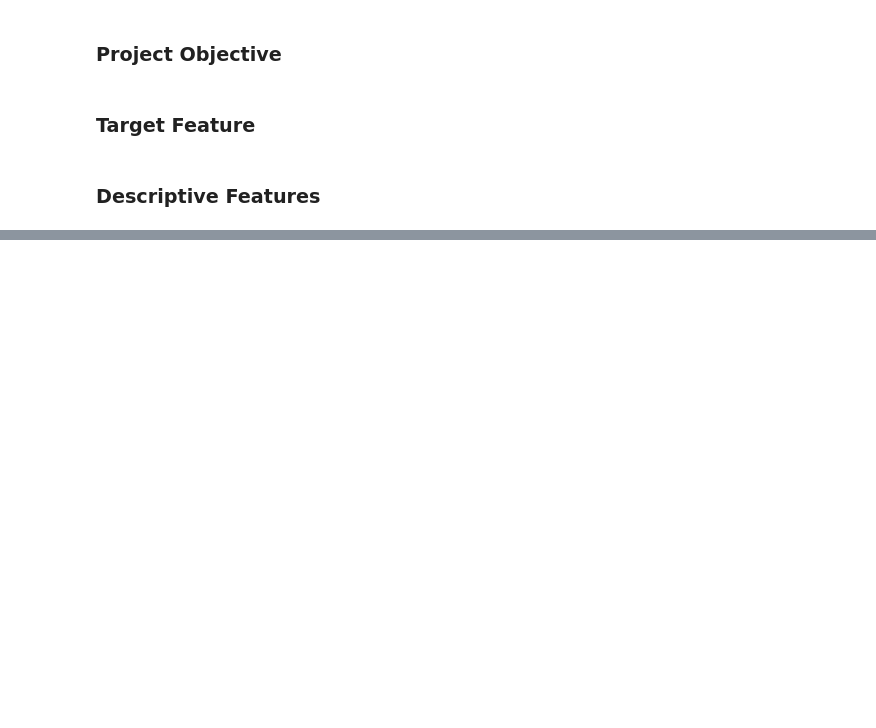
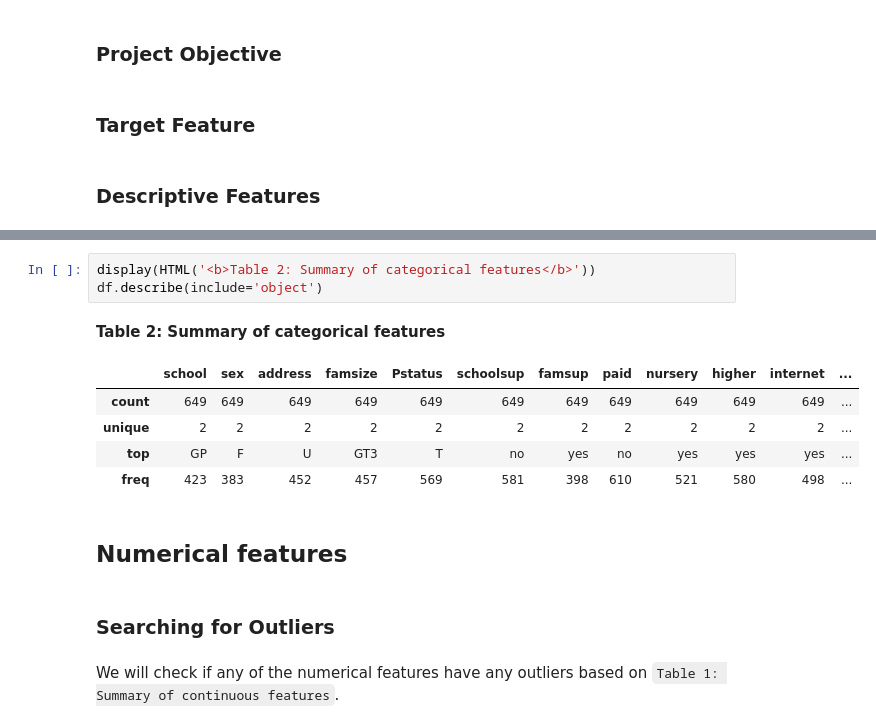
Before and after one commit to Rhyme1325/Analytics_project, a Jupyter notebook: project.ipynb, the cells around one changed output, grey strips where cells are left out. Drawn from its saved outputs; the diff is of its cells as text; blank space fills up the shorter version.

```diff
--- a/project.ipynb
+++ b/project.ipynb
@@ -53,0 +220,16 @@ df.head()
+# %%
+display(HTML('<b>Table 2: Summary of categorical features</b>'))
+df.describe(include='object')
+# %% [output]
+Table 2: Summary of categorical features
+|  | school | sex | address | famsize | Pstatus | schoolsup | famsup | paid | nursery | higher | internet | ... |
+| count | 649 | 649 | 649 | 649 | 649 | 649 | 649 | 649 | 649 | 649 | 649 | ... |
+| unique | 2 | 2 | 2 | 2 | 2 | 2 | 2 | 2 | 2 | 2 | 2 | ... |
+| top | GP | F | U | GT3 | T | no | yes | no | yes | yes | yes | ... |
+| freq | 423 | 383 | 452 | 457 | 569 | 581 | 398 | 610 | 521 | 580 | 498 | ... |
+# %% [markdown]
+## Numerical features
+# %% [markdown]
+### Searching for Outliers
+# %% [markdown]
+We will check if any of the numerical features have any outliers based on `Table 1: Summary of continuous features`.
```
Also changed, not shown: parts of 30 cells of this notebook.
